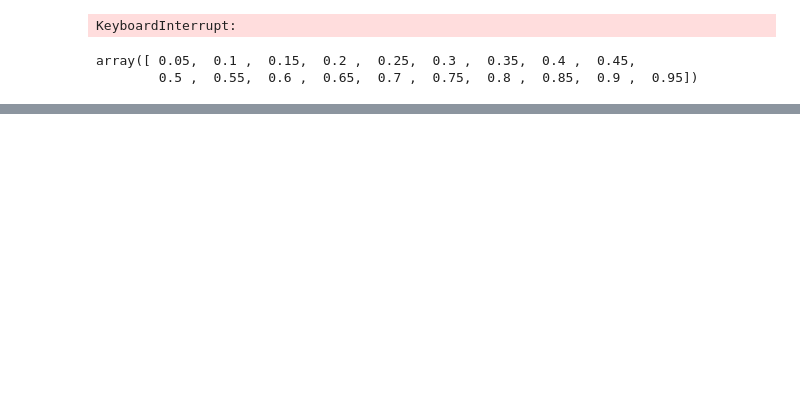
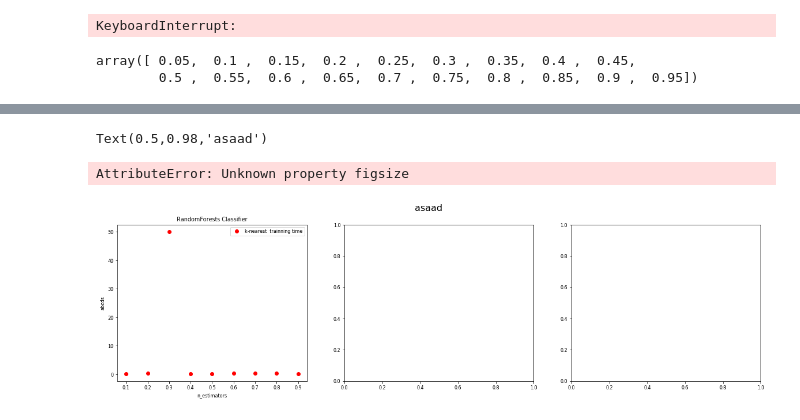
Before and after one commit to diqiudiqiu/a1, a Jupyter notebook: ML-course-master/a1_2.1.2.ipynb, the cells around one changed output, grey strips where cells are left out. Cells and saved outputs as stored; diff of their text form; code cells hidden in the pictures; blank space fills up the shorter version.

```diff
--- a/ML-course-master/a1_2.1.2.ipynb
+++ b/ML-course-master/a1_2.1.2.ipynb
@@ -116,0 +206,12 @@ array([ 0.05,  0.1 ,  0.15,  0.2 ,  0.25,  0.3 ,  0.35,  0.4 ,  0.45,
+# %%
+a=[0.2,0.3,50,0.1,0.2,0.3,0.3,0.4,0.1]
+b=[0.1,0.3,0.4]
+# %%
+cc="abcds"
+# %%
+def showpic(axes,i,x,y,mark,label,yl,xl,t):
+    axes[i].plot(x, y, mark,label=label)
+    axes[i].set_ylabel(yl)
+    axes[i].set_xlabel(xl)
+    axes[i].set_title(t)
+    axes[i].legend()
@@ -116,0 +227,40 @@ array([ 0.05,  0.1 ,  0.15,  0.2 ,  0.25,  0.3 ,  0.35,  0.4 ,  0.45,
+# %%
+
+fig1, axes = plt.subplots(1, 3,  figsize=(20, 5))
+plt.suptitle("asaad", fontsize=16)
+showpic(axes,0,[(i+1)*0.1 for i in range(len(a))],a,'ro',"k-nearest  trainning time",cc,"n_estimators","RandomForests Classifier")
+#axes[0].plot([(i+1)*0.1 for i in range(len(a))], a, 'ro',label="k-nearest  trainning time")
+#axes[0].set_ylabel("predictive accuracy")
+#axes[0].set_xlabel("n_estimators")
+#axes[0].set_title("RandomForests Classifier")
+#axes[0].legend()
+
+
+axes[1].plot([(i+1)*0.1 for i in range(len(b))], b, 'g^',label="k-nearest neighbour's trainning time")
+axes[1].set_ylabel("predictive accuracy")
+axes[1].set_xlabel("n_estimators")
+axes[1].set_title("RandomForests Classifier")
+axes[1].legend(bbox_to_anchor=(1.05, 1), loc=3, borderaxespad=0.)
+
+showpic(axes,2,[(i+1)*0.1 for i in range(len(a))],a,'ro',"k-nearest  trainning time",cc,"n_estimators","RandomForests Classifier")
+#axes[0].plot([(i+1)*0.1 for i in range(len(a))], a, 'ro',label="k-nearest  trainning time")
+
+fig1, axes = plt.subplots(1, 2,  figsize=(20, 5))
+plt.suptitle("asaad", fontsize=16)
+showpic(axes,0,[(i+1)*0.1 for i in range(len(a))],a,'ro',"k-nearest  trainning time",cc,"n_estimators","RandomForests Classifier")
+#axes[0].plot([(i+1)*0.1 for i in range(len(a))], a, 'ro',label="k-nearest  trainning time")
+#axes[0].set_ylabel("predictive accuracy")
+#axes[0].set_xlabel("n_estimators")
+#axes[0].set_title("RandomForests Classifier")
+#axes[0].legend()
+
+
+axes[1].plot([(i+1)*0.1 for i in range(len(b))], b, 'g^',label="k-nearest neighbour's trainning time")
+axes[1].set_ylabel("predictive accuracy")
+axes[1].set_xlabel("n_estimators")
+axes[1].set_title("RandomForests Classifier")
+axes[1].legend(bbox_to_anchor=(1.05, 1), loc=3, borderaxespad=0.)
+# %% [output]
+Text(0.5,0.98,'asaad')
+AttributeError: Unknown property figsize
+[figure, added]
```
Also changed, not shown: parts of 17 cells of this notebook.
